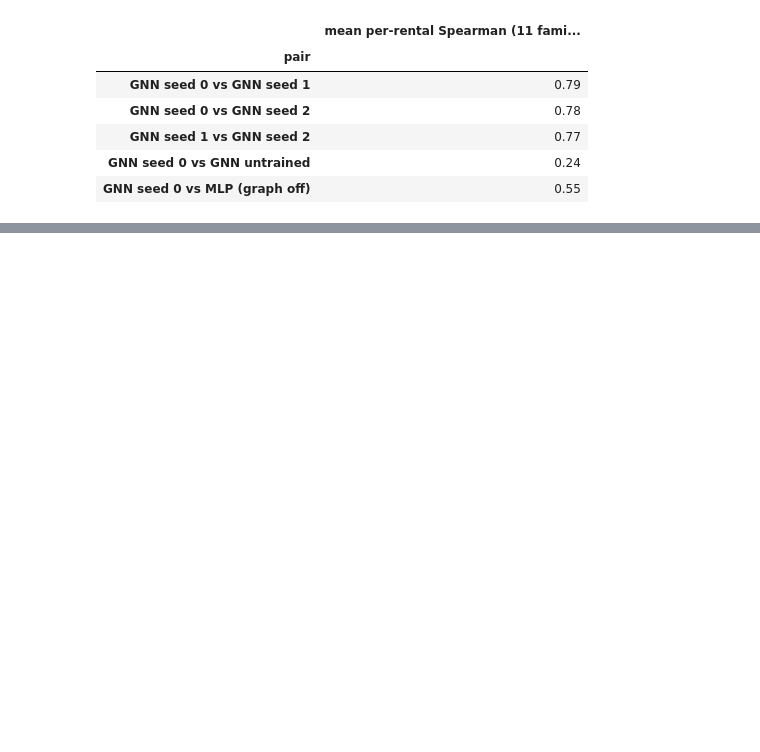
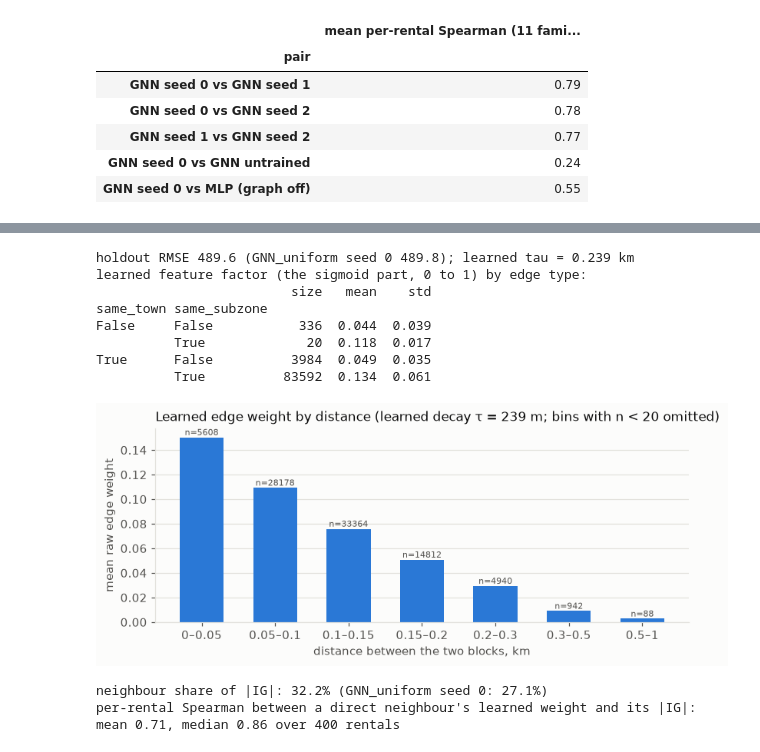
Before and after one commit to sidneyting/hdb-rentals, a Jupyter notebook: notebooks/11_interpretability.ipynb, the cells around one changed output, grey strips where cells are left out. Saved outputs shown, nothing was run; the diff lists cells and outputs as text; code cells hidden in the pictures; blank space fills up the shorter version.

```diff
--- a/notebooks/11_interpretability.ipynb
+++ b/notebooks/11_interpretability.ipynb
@@ -634,0 +688,62 @@ dtype: object
+# %%
+learned = get_model("GNN_learned_edges", 0)
+with torch.no_grad():
+    tau = float(torch.nn.functional.softplus(learned.log_tau).clamp(0.03, 3.0))
+    raw = learned.edge_weights().numpy()
+ef = graph.edge_features.numpy()
+edges6 = pd.DataFrame({"km": ef[:, 0], "same_subzone": ef[:, 3] > 0.5, "same_town": ef[:, 4] > 0.5,
+                       "weight": raw, "feature factor": raw / np.exp(-ef[:, 0] / tau)})
+print(f"holdout RMSE {rmse(gnn.predict(learned, bundle, part), part['y']):.1f} "
+      f"(GNN_uniform seed 0 {reliance.loc['GNN seed 0', 'holdout RMSE']:.1f}); learned tau = {tau:.3f} km")
+print("learned feature factor (the sigmoid part, 0 to 1) by edge type:")
+print(edges6.groupby(["same_town", "same_subzone"])["feature factor"].agg(["size", "mean", "std"]).round(3).to_string())
+
+band = pd.cut(edges6.km, [0, 0.05, 0.1, 0.15, 0.2, 0.3, 0.5, 1.0], right=False)
+by_km = edges6.groupby(band, observed=True).weight.agg(["mean", "size"])
+by_km = by_km[by_km["size"] >= 20]
+fig, ax = plt.subplots(figsize=(7.2, 3.2))
+x = np.arange(len(by_km))
+ax.bar(x, by_km["mean"], width=0.6, color=BLUE)
+for xi, (v, n) in zip(x, by_km.to_numpy()):
+    ax.text(xi, v, f"n={int(n)}", ha="center", va="bottom", fontsize=7.5, color=INK2)
+ax.set_xticks(x, [f"{b.left:g}–{b.right:g}" for b in by_km.index])
+ax.grid(axis="x", visible=False)
+ax.set_xlabel("distance between the two blocks, km")
+ax.set_ylabel("mean raw edge weight")
+ax.set_title(f"Learned edge weight by distance (learned decay τ = {tau * 1000:.0f} m; bins with n < 20 omitted)")
+fig.tight_layout()
+fig.savefig(OUT / "learned_edge_weights.png", bbox_inches="tight")
+plt.show()
+# %% [output]
+holdout RMSE 489.6 (GNN_uniform seed 0 489.8); learned tau = 0.239 km
+learned feature factor (the sigmoid part, 0 to 1) by edge type:
+                         size   mean    std
+same_town same_subzone
+False     False           336  0.044  0.039
+          True             20  0.118  0.017
+True      False          3984  0.049  0.035
+          True          83592  0.134  0.061
+[figure, added]
+# %%
+explanations["GNN learned edges"] = explain(learned, rows)
+adj = learned.adjacency().coalesce()
+weight_of = dict(zip(map(tuple, adj.indices().numpy().T), adj.values().detach().numpy()))
+agree, share = [], []
+for e in explanations["GNN learned edges"]:
+    hop1 = explainer.hop(e["block"], e["nbr_blocks"]) == 1
+    nbrs = e["nbr_blocks"][hop1]
+    ig = np.abs(e["nbr"][hop1].sum(1))
+    w = np.array([weight_of[(e["block"], j)] for j in nbrs])
+    if len(nbrs) >= 3 and np.ptp(w) > 0:
+        agree.append(spearmanr(w, ig).statistic)
+    share.append(np.abs(e["nbr"]).sum() / (np.abs(e["rec"]).sum() + np.abs(e["own"]).sum() + np.abs(e["nbr"]).sum()))
+learned6 = {"neighbour share of |IG|": np.mean(share), "weight-vs-IG Spearman (mean)": np.nanmean(agree),
+            "weight-vs-IG Spearman (median)": np.nanmedian(agree), "rentals compared": int(np.sum(~np.isnan(agree)))}
+print(f"neighbour share of |IG|: {learned6['neighbour share of |IG|']:.1%} (GNN_uniform seed 0: "
+      f"{reliance.loc['GNN seed 0', 'neighbour share of |IG|']:.1%})")
+print(f"per-rental Spearman between a direct neighbour's learned weight and its |IG|: mean "
+      f"{learned6['weight-vs-IG Spearman (mean)']:.2f}, median {learned6['weight-vs-IG Spearman (median)']:.2f} "
+      f"over {learned6['rentals compared']} rentals")
+# %% [output]
+neighbour share of |IG|: 32.2% (GNN_uniform seed 0: 27.1%)
+per-rental Spearman between a direct neighbour's learned weight and its |IG|: mean 0.71, median 0.86 over 400 rentals
```
Also changed, not shown: parts of 13 cells of this notebook, 12 other files.
